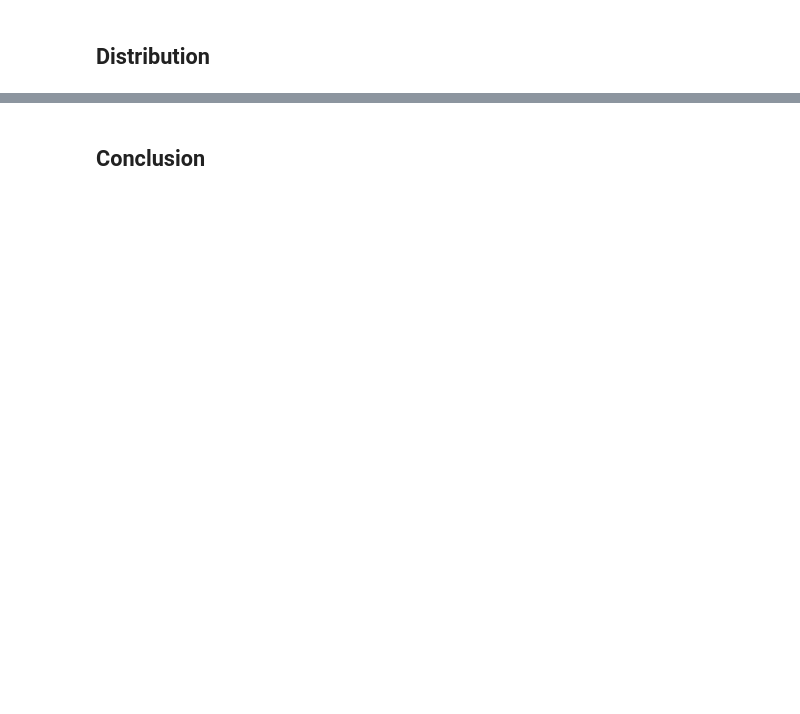
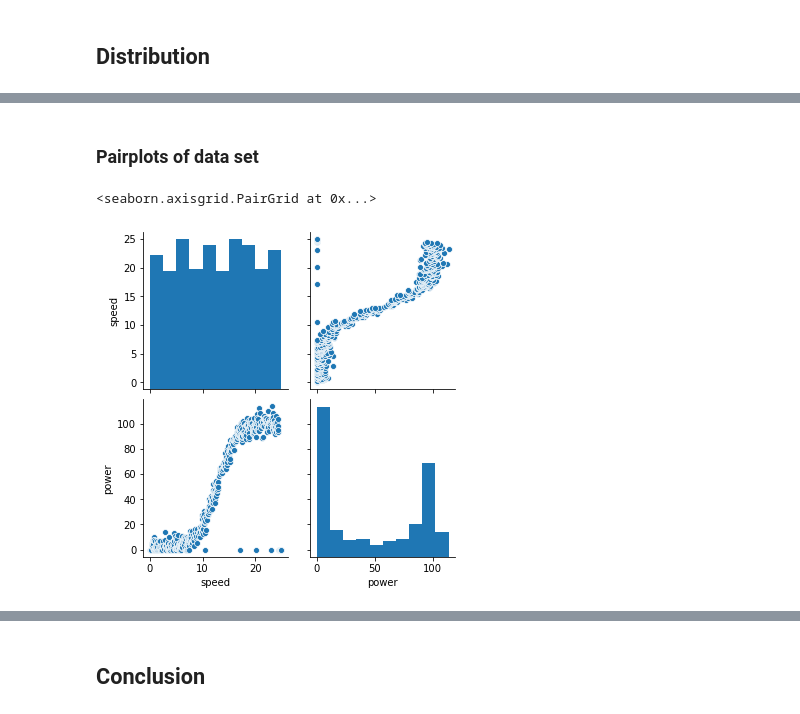
Before and after one commit to caroltreacy/programming-2020-project, a Jupyter notebook: Project 2020.ipynb, the cells around one changed output, grey strips where cells are left out. Drawn from its saved outputs; the diff is of its cells as text; code cells hidden in the pictures; blank space fills up the shorter version.

```diff
--- a/Project 2020.ipynb
+++ b/Project 2020.ipynb
@@ -339,0 +480,8 @@ NameError: name 'plot' is not defined
+# %% [markdown]
+### Pairplots of data set
+# %%
+# more plots of data
+sns.pairplot(df)
+# %% [output]
+<seaborn.axisgrid.PairGrid at 0x...>
+[figure, added]
```
Also changed, not shown: parts of 28 cells of this notebook, 4 other files.
